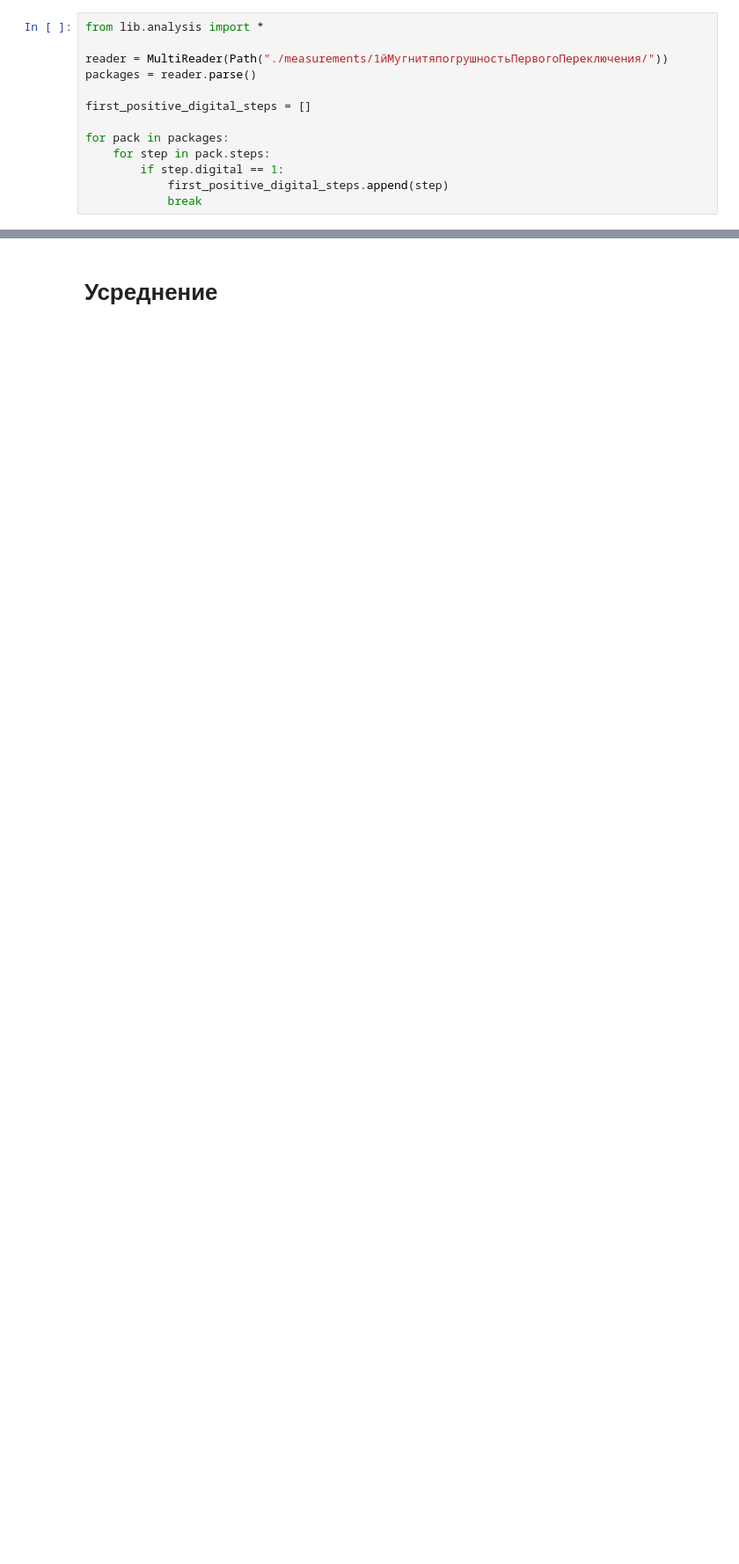
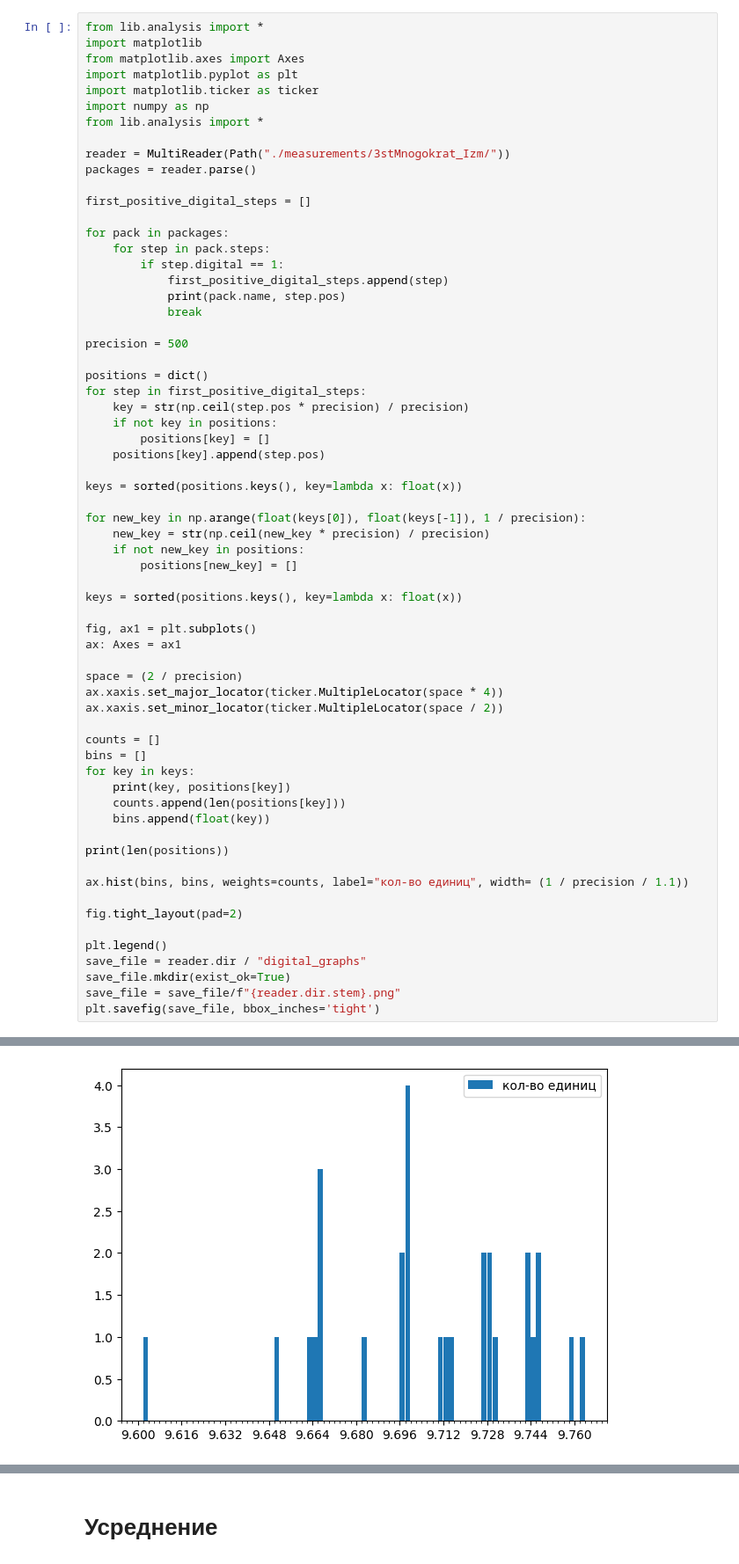
Before and after one commit to AshenHermit/arduino-magnet-measurement, a Jupyter notebook: averaging.ipynb, the cells around one changed output, grey strips where cells are left out. Shown at 88% size. Saved outputs shown, nothing was run; the diff lists cells and outputs as text; blank space fills up the shorter version.

```diff
--- a/averaging.ipynb
+++ b/averaging.ipynb
@@ -1,7 +170,13 @@
 # %%
 from lib.analysis import *
+import matplotlib
+from matplotlib.axes import Axes
+import matplotlib.pyplot as plt
+import matplotlib.ticker as ticker
+import numpy as np
+from lib.analysis import *
 
-reader = MultiReader(Path("./measurements/1йМугнитяпогрушностьПервогоПереключения/"))
+reader = MultiReader(Path("./measurements/3stMnogokrat_Izm/"))
 packages = reader.parse()
 
 first_positive_digital_steps = []
@@ -10,4 +185,50 @@ for pack in packages:
     for step in pack.steps:
         if step.digital == 1:
             first_positive_digital_steps.append(step)
+            print(pack.name, step.pos)
             break
+
+precision = 500
+
+positions = dict()
+for step in first_positive_digital_steps:
+    key = str(np.ceil(step.pos * precision) / precision)
+    if not key in positions:
+        positions[key] = []
+    positions[key].append(step.pos)
+
+keys = sorted(positions.keys(), key=lambda x: float(x))
+
+for new_key in np.arange(float(keys[0]), float(keys[-1]), 1 / precision):
+    new_key = str(np.ceil(new_key * precision) / precision)
+    if not new_key in positions:
+        positions[new_key] = []
+
+keys = sorted(positions.keys(), key=lambda x: float(x))
+
+fig, ax1 = plt.subplots()
+ax: Axes = ax1
+
+space = (2 / precision)
+ax.xaxis.set_major_locator(ticker.MultipleLocator(space * 4))
+ax.xaxis.set_minor_locator(ticker.MultipleLocator(space / 2))
+
+counts = []
+bins = []
+for key in keys:
+    print(key, positions[key])
+    counts.append(len(positions[key]))
+    bins.append(float(key))
+
+print(len(positions))
+
+ax.hist(bins, bins, weights=counts, label="кол-во единиц", width= (1 / precision / 1.1))
+
+fig.tight_layout(pad=2)
+
+plt.legend()
+save_file = reader.dir / "digital_graphs"
+save_file.mkdir(exist_ok=True)
+save_file = save_file/f"{reader.dir.stem}.png"
+plt.savefig(save_file, bbox_inches='tight')
+# %% [output]
@@ -13,0 +252 @@ for pack in packages:
+[figure, added]
```
Also changed, not shown: parts of 8 cells of this notebook.
